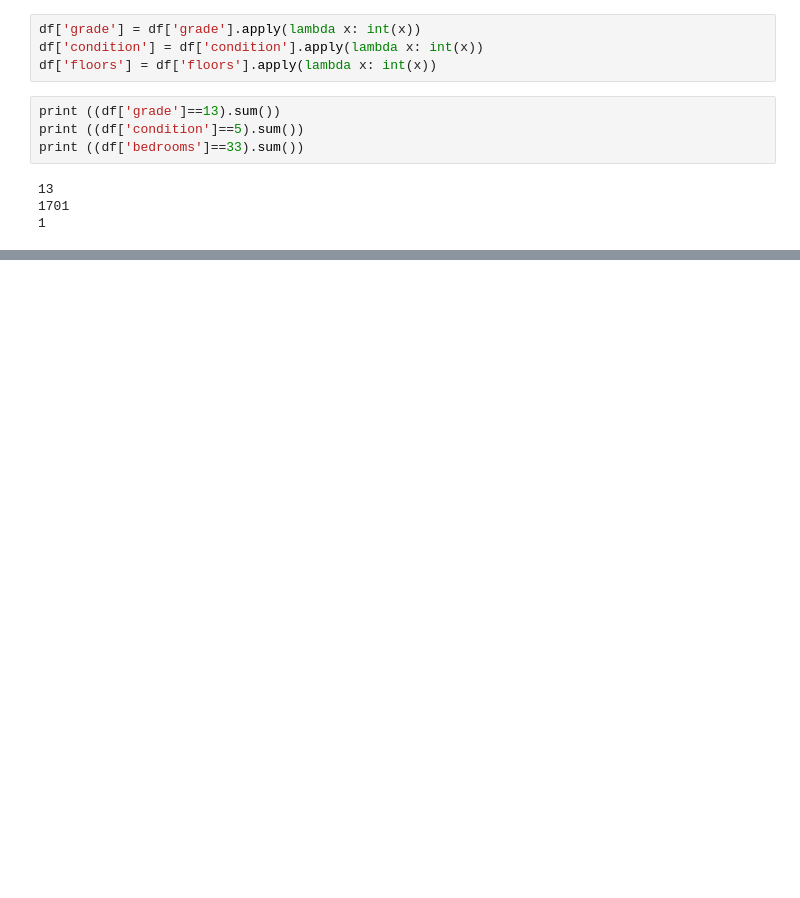
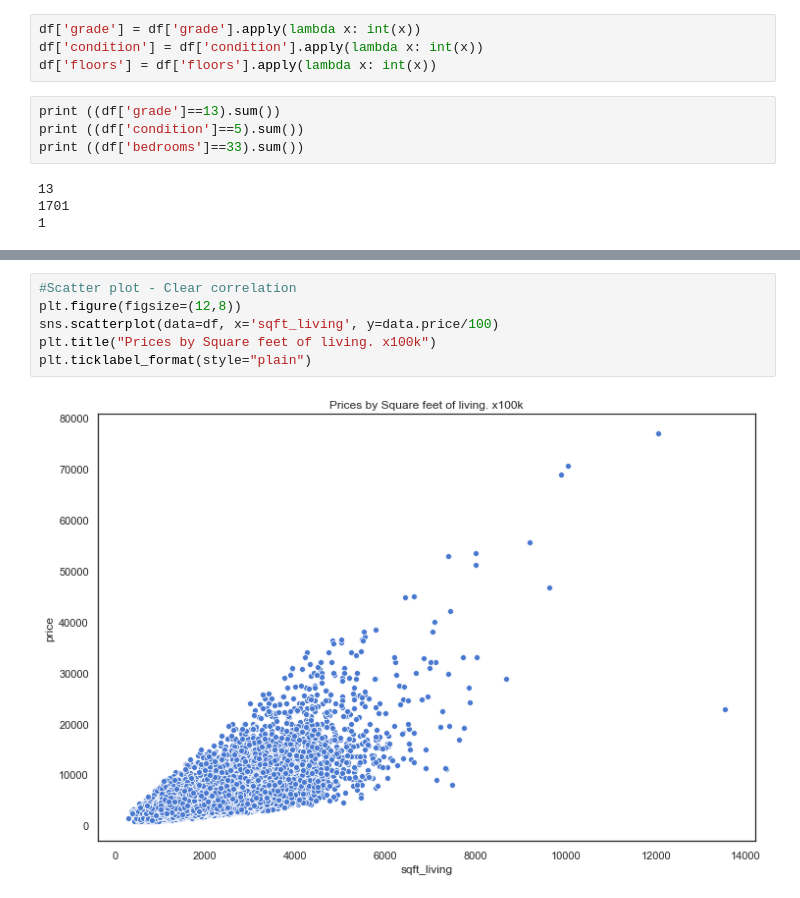
Before and after one commit to keouck/House-price-prediction, a Jupyter notebook: model/House_PricePrediction.ipynb, the cells around one changed output, grey strips where cells are left out. Cells and saved outputs as stored; diff of their text form; blank space fills up the shorter version.

```diff
--- a/model/House_PricePrediction.ipynb
+++ b/model/House_PricePrediction.ipynb
@@ -178,0 +235,8 @@ sns.heatmap(data=corr_matrix,cmap='coolwarm',annot=True)
+# %%
+#Scatter plot - Clear correlation
+plt.figure(figsize=(12,8))
+sns.scatterplot(data=df, x='sqft_living', y=data.price/100)
+plt.title("Prices by Square feet of living. x100k")
+plt.ticklabel_format(style="plain")
+# %% [output]
+[figure, added]
```
Also changed, not shown: parts of 23 cells of this notebook.
